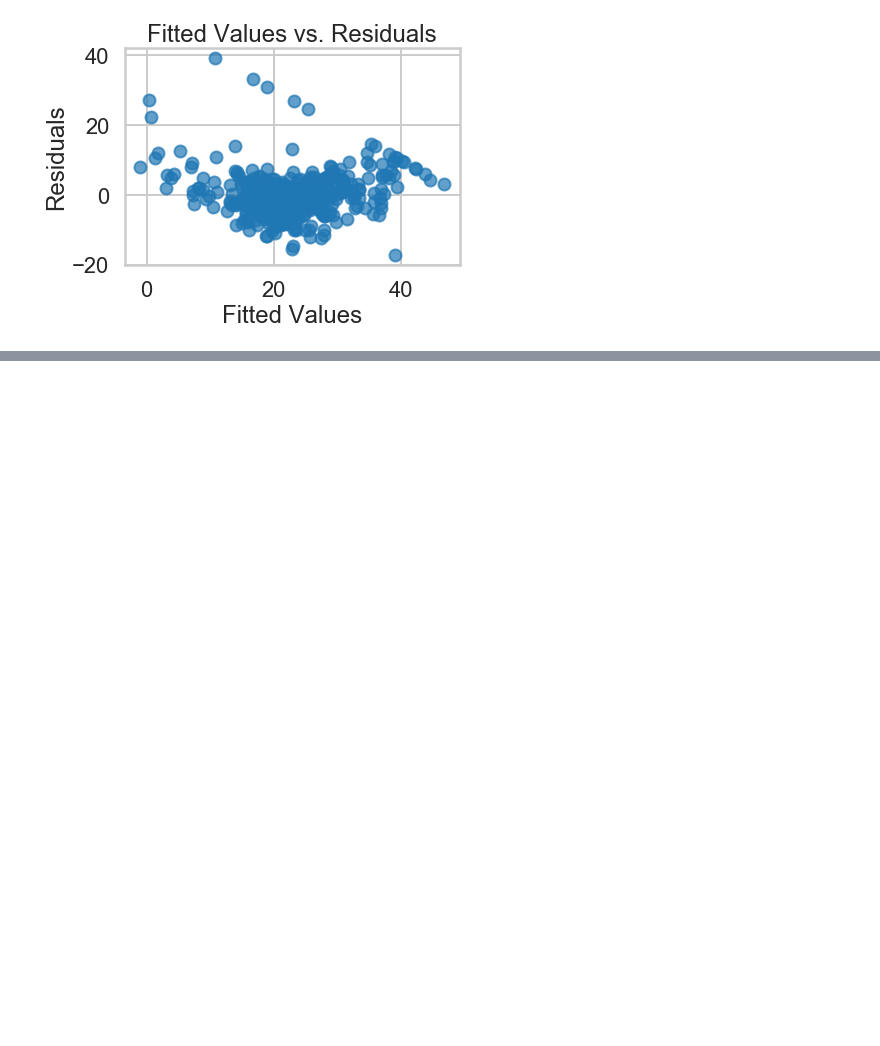
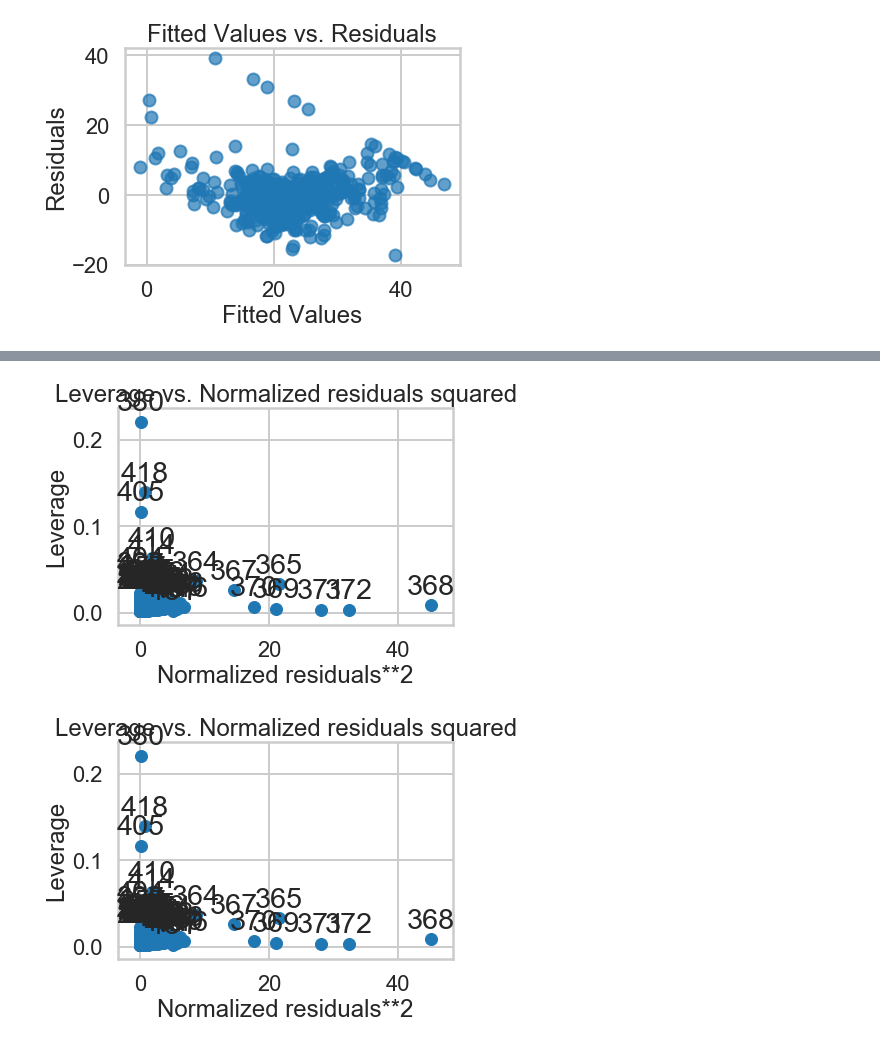
Before and after one commit to c4tsai/Springboard, a Jupyter notebook: Statistics/linear_regression/Mini_Project_Linear_Regression.ipynb, the cells around one changed output, grey strips where cells are left out. Cells and saved outputs as stored; diff of their text form; code cells hidden in the pictures; blank space fills up the shorter version.

Commit message:
Finished everything but removing high leverage points

```diff
--- a/Statistics/linear_regression/Mini_Project_Linear_Regression.ipynb
+++ b/Statistics/linear_regression/Mini_Project_Linear_Regression.ipynb
@@ -906,0 +918,6 @@ This plot shows signs of non-normal residuals as there seems to be a bit of a U-
+# %%
+from statsmodels.graphics.regressionplots import *
+plot_leverage_resid2(m2_alt)
+# %% [output]
+[figure, added]
+[figure, added]
```
Also changed, not shown: parts of 9 cells of this notebook.
